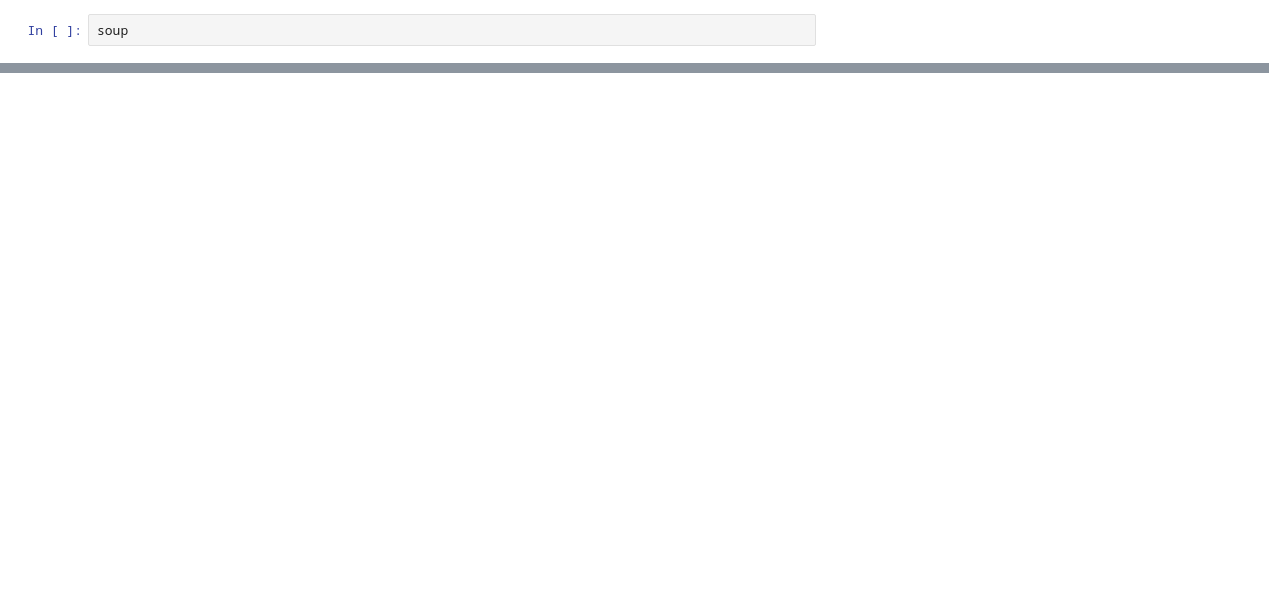
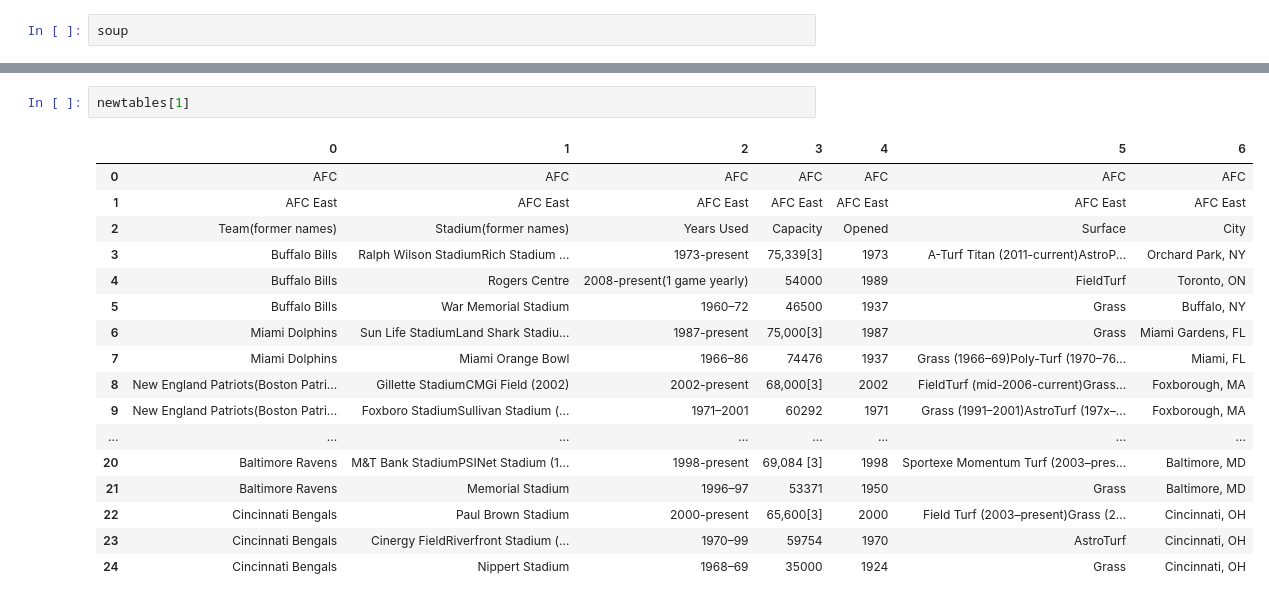
Before and after one commit to KevinKillman/ETL-Project, a Jupyter notebook: test_scrape.ipynb, the cells around one changed output, grey strips where cells are left out. Cells and saved outputs as stored; diff of their text form; blank space fills up the shorter version.

```diff
--- a/test_scrape.ipynb
+++ b/test_scrape.ipynb
@@ -309,0 +470,20 @@ soup
+# %%
+newtables[1]
+# %% [output]
+|  | 0 | 1 | 2 | 3 | 4 | 5 | 6 |
+| 0 | AFC | AFC | AFC | AFC | AFC | AFC | AFC |
+| 1 | AFC East | AFC East | AFC East | AFC East | AFC East | AFC East | AFC East |
+| 2 | Team(former names) | Stadium(former names) | Years Used | Capacity | Opened | Surface | City |
+| 3 | Buffalo Bills | Ralph Wilson StadiumRich Stadium ... | 1973-present | 75,339[3] | 1973 | A-Turf Titan (2011-current)AstroP... | Orchard Park, NY |
+| 4 | Buffalo Bills | Rogers Centre | 2008-present(1 game yearly) | 54000 | 1989 | FieldTurf | Toronto, ON |
+| 5 | Buffalo Bills | War Memorial Stadium | 1960–72 | 46500 | 1937 | Grass | Buffalo, NY |
+| 6 | Miami Dolphins | Sun Life StadiumLand Shark Stadiu... | 1987-present | 75,000[3] | 1987 | Grass | Miami Gardens, FL |
+| 7 | Miami Dolphins | Miami Orange Bowl | 1966–86 | 74476 | 1937 | Grass (1966–69)Poly-Turf (1970–76... | Miami, FL |
+| 8 | New England Patriots(Boston Patri... | Gillette StadiumCMGi Field (2002) | 2002-present | 68,000[3] | 2002 | FieldTurf (mid-2006-current)Grass... | Foxborough, MA |
+| 9 | New England Patriots(Boston Patri... | Foxboro StadiumSullivan Stadium (... | 1971–2001 | 60292 | 1971 | Grass (1991–2001)AstroTurf (197x–... | Foxborough, MA |
+| ... | ... | ... | ... | ... | ... | ... | ... |
+| 20 | Baltimore Ravens | M&T Bank StadiumPSINet Stadium (1... | 1998-present | 69,084 [3] | 1998 | Sportexe Momentum Turf (2003–pres... | Baltimore, MD |
+| 21 | Baltimore Ravens | Memorial Stadium | 1996–97 | 53371 | 1950 | Grass | Baltimore, MD |
+| 22 | Cincinnati Bengals | Paul Brown Stadium | 2000-present | 65,600[3] | 2000 | Field Turf (2003–present)Grass (2... | Cincinnati, OH |
+| 23 | Cincinnati Bengals | Cinergy FieldRiverfront Stadium (... | 1970–99 | 59754 | 1970 | AstroTurf | Cincinnati, OH |
+| 24 | Cincinnati Bengals | Nippert Stadium | 1968–69 | 35000 | 1924 | Grass | Cincinnati, OH |
```
Also changed, not shown: parts of 18 cells of this notebook, 4 other files.
